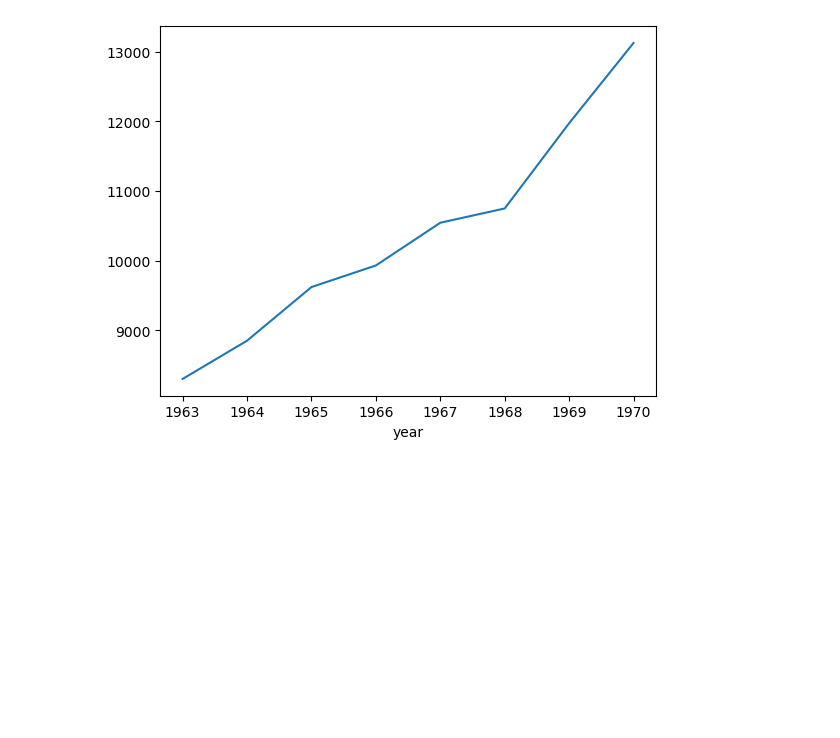
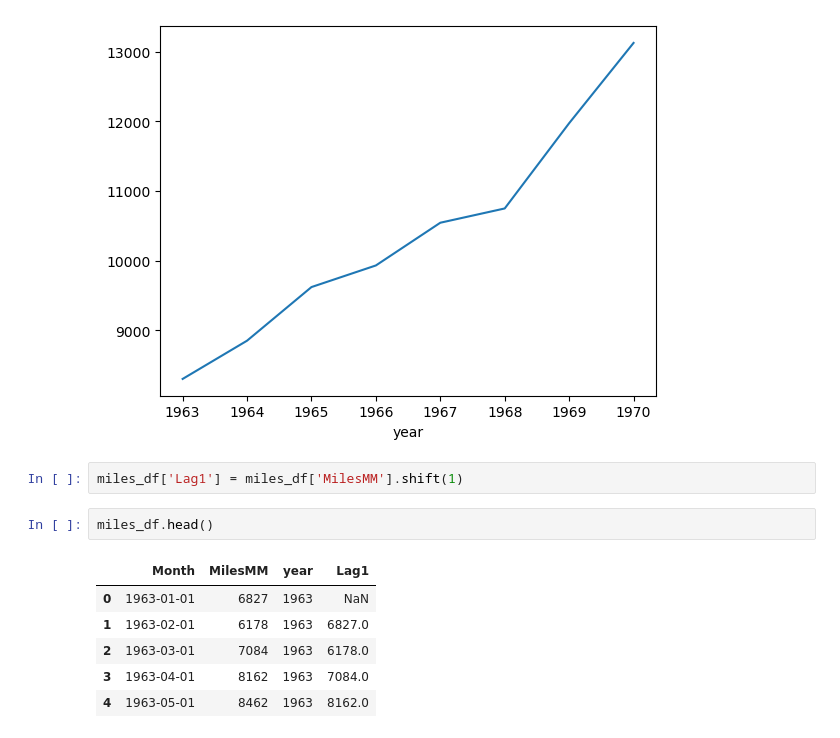
Before and after one commit to 3rd-Son/Time-series-forecast, a Jupyter notebook: airline.ipynb, the cells around one changed output. Cells and saved outputs as stored; diff of their text form; blank space fills up the shorter version.

```diff
--- a/airline.ipynb
+++ b/airline.ipynb
@@ -129,3 +129,14 @@ miles_df.groupby('year')['MilesMM'].mean().plot()
 # %% [output]
 <AxesSubplot: xlabel='year'>
 [figure]
+# %%
+miles_df['Lag1'] = miles_df['MilesMM'].shift(1)
+# %%
+miles_df.head()
+# %% [output]
+|  | Month | MilesMM | year | Lag1 |
+| 0 | 1963-01-01 | 6827 | 1963 | NaN |
+| 1 | 1963-02-01 | 6178 | 1963 | 6827.0 |
+| 2 | 1963-03-01 | 7084 | 1963 | 6178.0 |
+| 3 | 1963-04-01 | 8162 | 1963 | 7084.0 |
+| 4 | 1963-05-01 | 8462 | 1963 | 8162.0 |
```
Also changed, not shown: parts of 5 cells of this notebook.
